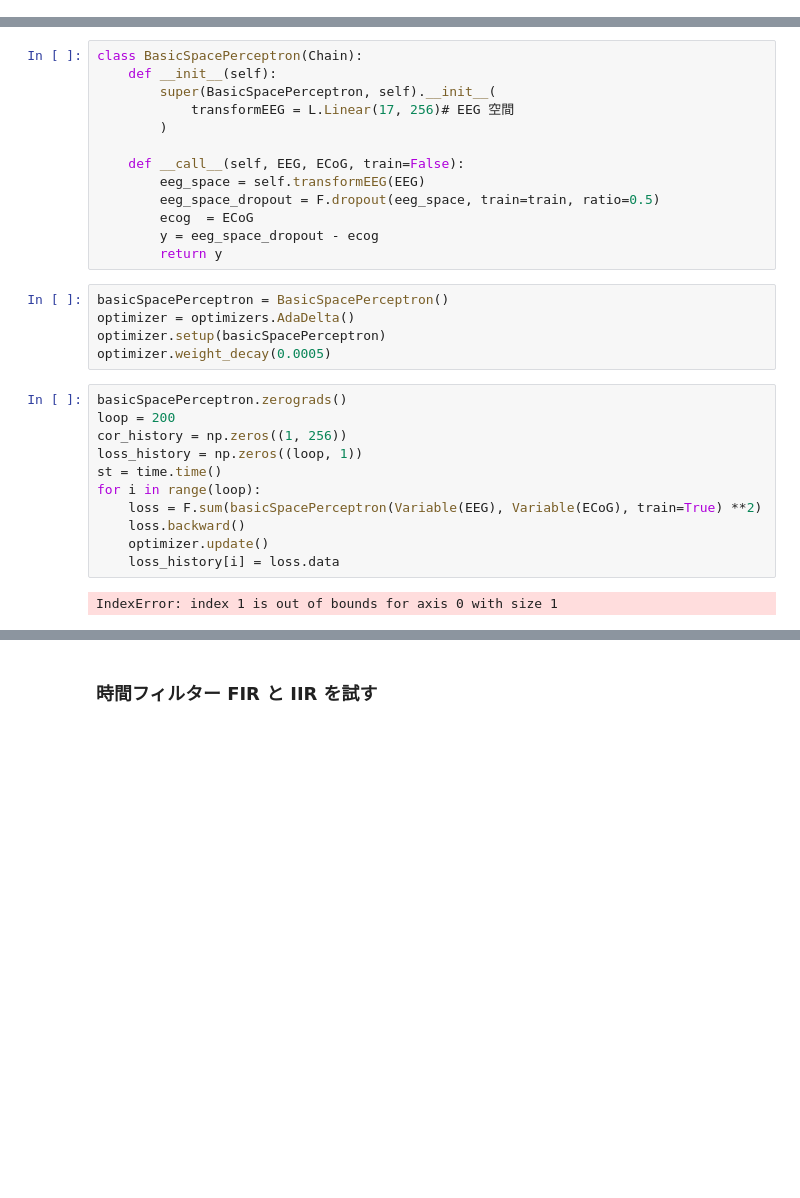
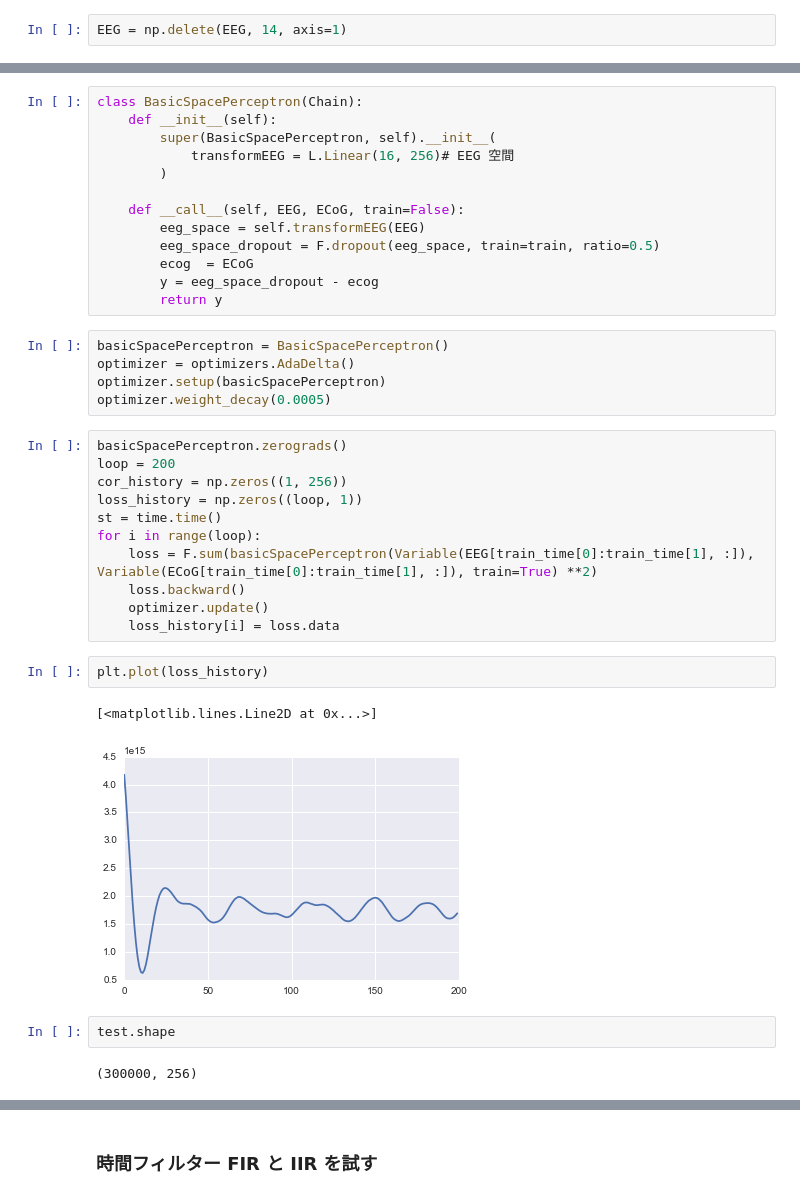
Before and after one commit to NaOsugi1987/EEG-ECoG, a Jupyter notebook: main.ipynb, the cells around one changed output, grey strips where cells are left out. Drawn from its saved outputs; the diff is of its cells as text; blank space fills up the shorter version.

```diff
--- a/main.ipynb
+++ b/main.ipynb
@@ -31,6 +37,8 @@ test=h5py.File('Ma/DeepANES.mat')
 
 ECoG = np.array(test['ECoG'])
 EEG = np.array(test['EEG'])
+# %%
+EEG = np.delete(EEG, 14, axis=1)
 # %%
 EEG = EEG.astype('float32')
 ECoG = ECoG.astype('float32')
@@ -38,7 +46,7 @@ ECoG = ECoG.astype('float32')
 class BasicSpacePerceptron(Chain):
     def __init__(self):
         super(BasicSpacePerceptron, self).__init__(
-            transformEEG = L.Linear(17, 256)# EEG 空間
+            transformEEG = L.Linear(16, 256)# EEG 空間
         )
 
     def __call__(self, EEG, ECoG, train=False):
@@ -59,12 +67,19 @@ cor_history = np.zeros((1, 256))
 loss_history = np.zeros((loop, 1))
 st = time.time()
 for i in range(loop):
-    loss = F.sum(basicSpacePerceptron(Variable(EEG), Variable(ECoG), train=True) **2)
+    loss = F.sum(basicSpacePerceptron(Variable(EEG[train_time[0]:train_time[1], :]), Variable(ECoG[train_time[0]:train_time[1], :]), train=True) **2)
     loss.backward()
     optimizer.update()
     loss_history[i] = loss.data
-# %% [output]
-IndexError: index 1 is out of bounds for axis 0 with size 1
+# %%
+plt.plot(loss_history)
+# %% [output]
+[<matplotlib.lines.Line2D at 0x...>]
+[figure, added]
+# %%
+test.shape
+# %% [output]
+(300000, 256)
 # %%
 test = EEG.dot(basicSpacePerceptron.transformEEG.W.data.T)
 for j in range(256):
```
Also changed, not shown: parts of 55 cells of this notebook.
